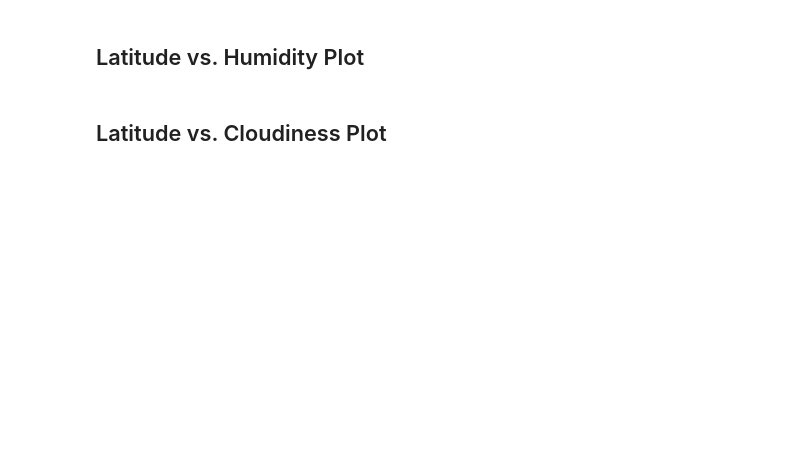
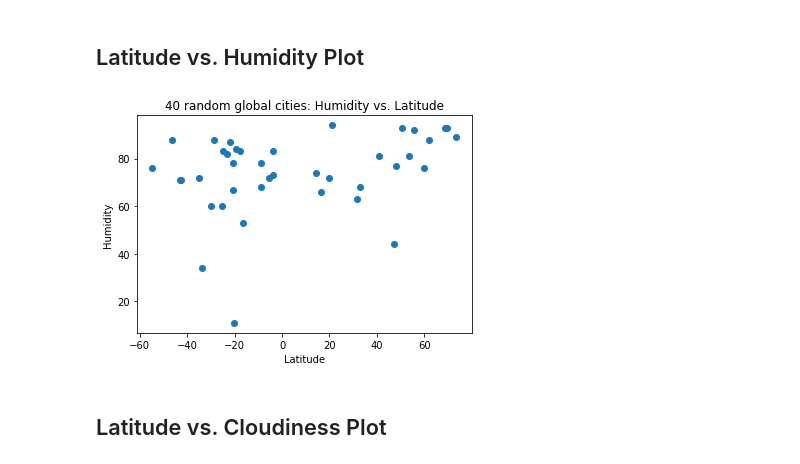
Before and after one commit to Terrence-Cummings/python-api-challenge, a Jupyter notebook: WeatherPy/WeatherPy_v1.ipynb, the cells around one changed output. Saved outputs shown, nothing was run; the diff lists cells and outputs as text; code cells hidden in the pictures; blank space fills up the shorter version.

```diff
--- a/WeatherPy/WeatherPy_v1.ipynb
+++ b/WeatherPy/WeatherPy_v1.ipynb
@@ -214,4 +231,13 @@ Skip this step if there are no cities that have humidity > 100%.
 # %% [markdown]
 ## Latitude vs. Humidity Plot
+# %%
+plt.scatter(clean_city_data['Act Lat'], clean_city_data['Humidity'])
+plt.title(f'{clean_city_count} random global cities: Humidity vs. Latitude')
+plt.xlabel('Latitude')
+plt.ylabel('Humidity')
+
+plt.show()
+# %% [output]
+[figure, added]
 # %% [markdown]
 ## Latitude vs. Cloudiness Plot
```
Also changed, not shown: parts of 21 cells of this notebook, 2 other files.
